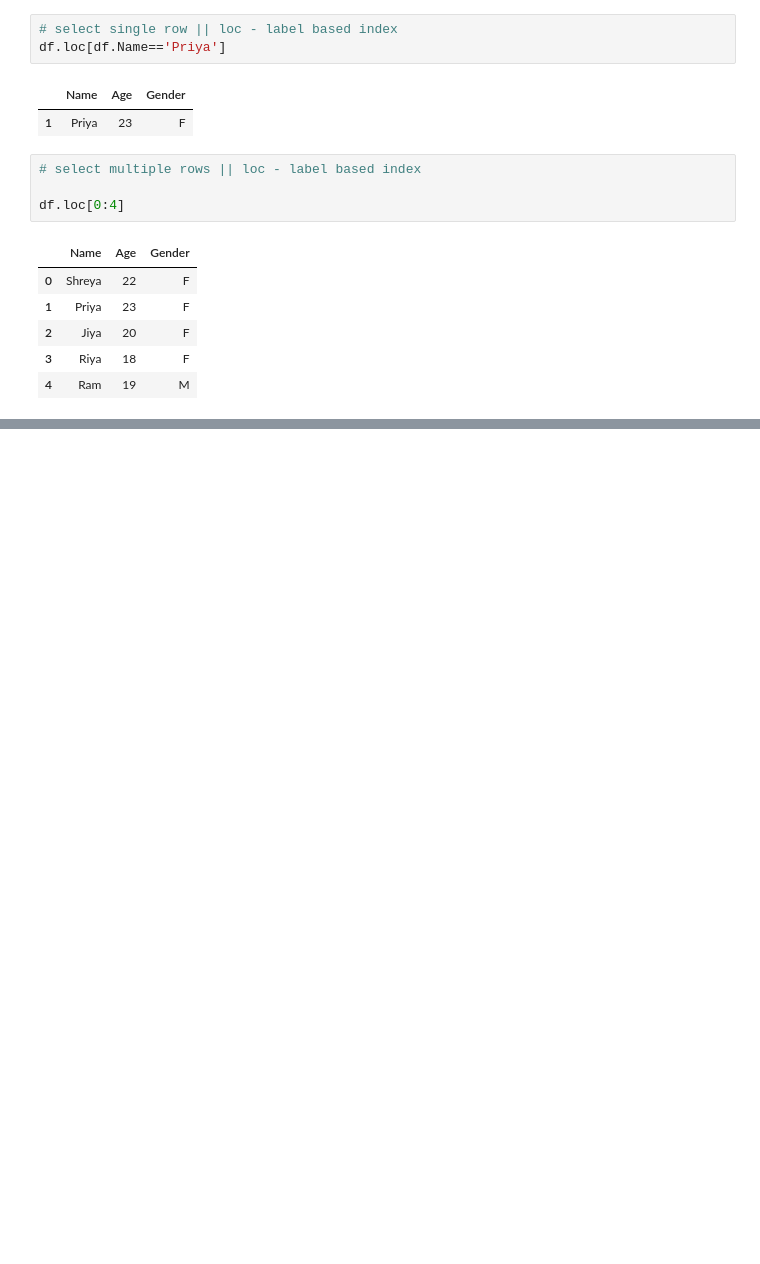
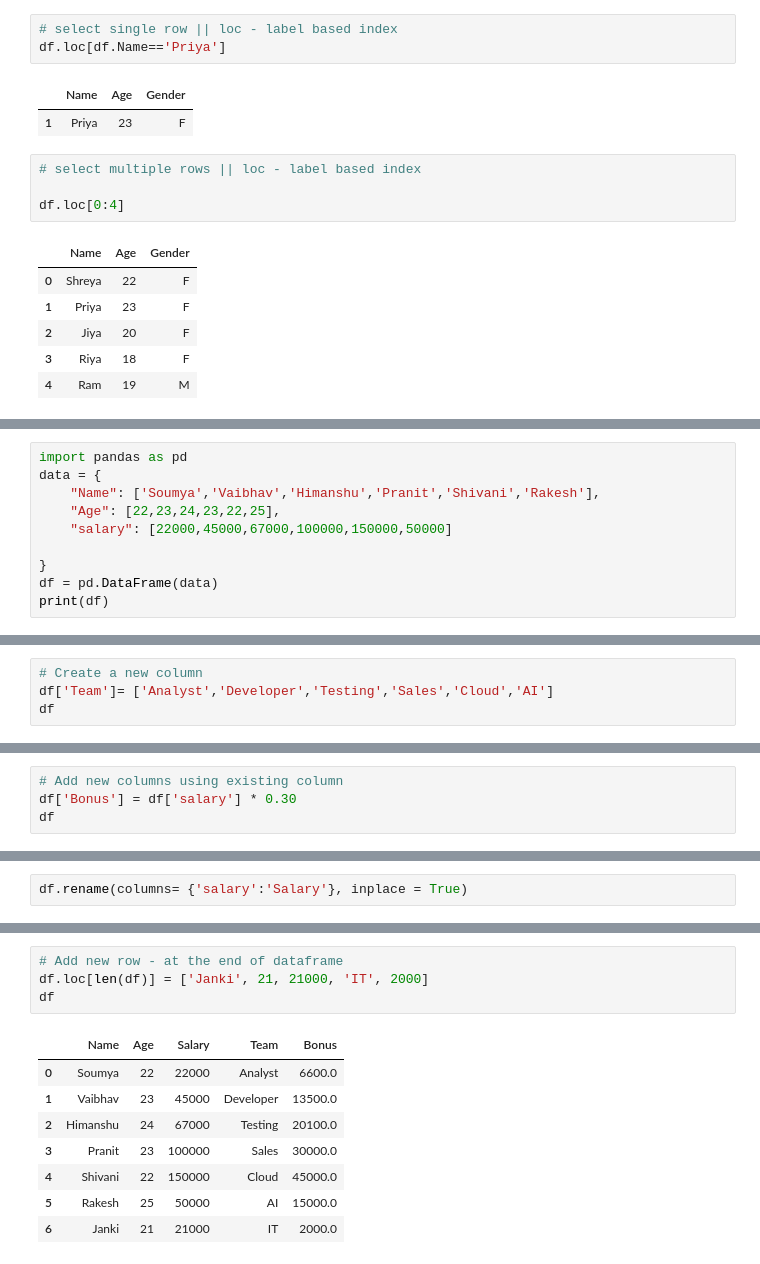
Before and after one commit to balkrushnanaik/Python-Libraries, a Jupyter notebook: Notebook/Learning_Pandas.ipynb, the cells around one changed output, grey strips where cells are left out. Saved outputs shown, nothing was run; the diff lists cells and outputs as text; blank space fills up the shorter version.

Commit message:
Learned Rows and Columns operations in Pandas

```diff
--- a/Notebook/Learning_Pandas.ipynb
+++ b/Notebook/Learning_Pandas.ipynb
@@ -465,0 +242,10 @@ df
+# %%
+import pandas as pd
+data = {
+    "Name": ['Soumya','Vaibhav','Himanshu','Pranit','Shivani','Rakesh'],
+    "Age": [22,23,24,23,22,25],
+    "salary": [22000,45000,67000,100000,150000,50000]
+
+}
+df = pd.DataFrame(data)
+print(df)
@@ -465,0 +260,4 @@ df
+# %%
+# Create a new column
+df['Team']= ['Analyst','Developer','Testing','Sales','Cloud','AI']
+df
@@ -465,0 +272,4 @@ df
+# %%
+# Add new columns using existing column
+df['Bonus'] = df['salary'] * 0.30
+df
@@ -465,0 +284,2 @@ df
+# %%
+df.rename(columns= {'salary':'Salary'}, inplace = True)
@@ -465,0 +296,13 @@ df
+# %%
+# Add new row - at the end of dataframe
+df.loc[len(df)] = ['Janki', 21, 21000, 'IT', 2000]
+df
+# %% [output]
+|  | Name | Age | Salary | Team | Bonus |
+| 0 | Soumya | 22 | 22000 | Analyst | 6600.0 |
+| 1 | Vaibhav | 23 | 45000 | Developer | 13500.0 |
+| 2 | Himanshu | 24 | 67000 | Testing | 20100.0 |
+| 3 | Pranit | 23 | 100000 | Sales | 30000.0 |
+| 4 | Shivani | 22 | 150000 | Cloud | 45000.0 |
+| 5 | Rakesh | 25 | 50000 | AI | 15000.0 |
+| 6 | Janki | 21 | 21000 | IT | 2000.0 |
```
Also changed, not shown: parts of 54 cells of this notebook.
